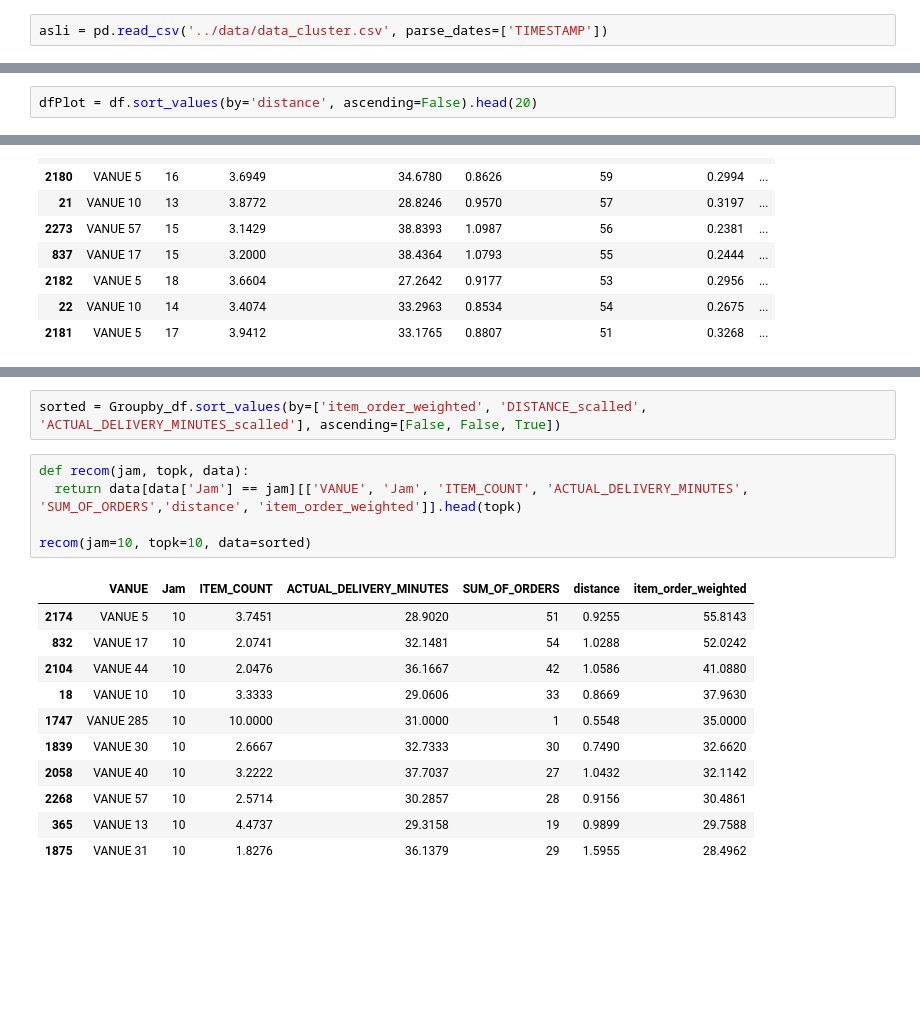
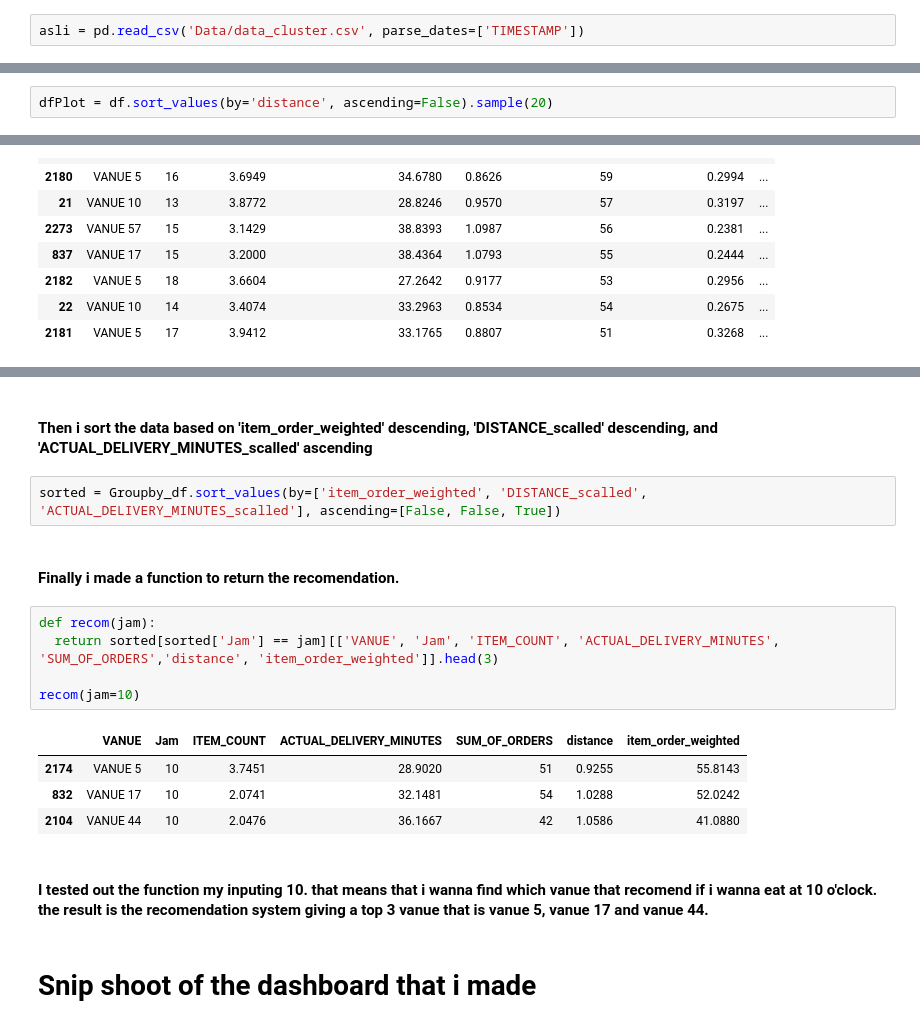
Before and after one commit to FransiscoReadyPermana/Food-Delivery, a Jupyter notebook: Final.ipynb, the cells around one changed output, grey strips where cells are left out. Saved outputs shown, nothing was run; the diff lists cells and outputs as text; blank space fills up the shorter version.

```diff
--- a/python/1.ipynb
+++ b/Final.ipynb
@@ -13,7 +19,7 @@ warnings.filterwarnings("ignore")
 # %% [markdown]
 # Import Data
 # %%
-asli = pd.read_csv('../data/data_cluster.csv', parse_dates=['TIMESTAMP'])
+asli = pd.read_csv('Data/data_cluster.csv', parse_dates=['TIMESTAMP'])
 # %%
 df = asli.copy()
 df.head()
@@ -105,7 +114,7 @@ m = Basemap(projection = 'mill', llcrnrlat = -90, urcrnrlat = 90, llcrnrlon = -1
 # %% [output]
 <Figure size 1200x900 with 0 Axes>
 # %%
-dfPlot = df.sort_values(by='distance', ascending=False).head(20)
+dfPlot = df.sort_values(by='distance', ascending=False).sample(20)
 # %%
 import folium
 # Create a map centered at a specific latitude and longitude
@@ -358,19 +307,20 @@ Groupby_df.describe()
+# %% [markdown]
+#### Then i sort the data based on 'item_order_weighted' descending, 'DISTANCE_scalled' descending, and 'ACTUAL_DELIVERY_MINUTES_scalled' ascending
 # %%
 sorted = Groupby_df.sort_values(by=['item_order_weighted', 'DISTANCE_scalled', 'ACTUAL_DELIVERY_MINUTES_scalled'], ascending=[False, False, True])
+# %% [markdown]
+#### Finally i made a function to return the recomendation.
 # %%
-def recom(jam, topk, data):
-  return data[data['Jam'] == jam][['VANUE', 'Jam', 'ITEM_COUNT', 'ACTUAL_DELIVERY_MINUTES', 'SUM_OF_ORDERS','distance', 'item_order_weighted']].head(topk)
+def recom(jam):
+  return sorted[sorted['Jam'] == jam][['VANUE', 'Jam', 'ITEM_COUNT', 'ACTUAL_DELIVERY_MINUTES', 'SUM_OF_ORDERS','distance', 'item_order_weighted']].head(3)
 
-recom(jam=10, topk=10, data=sorted)
+recom(jam=10)
 # %% [output]
 |  | VANUE | Jam | ITEM_COUNT | ACTUAL_DELIVERY_MINUTES | SUM_OF_ORDERS | distance | item_order_weighted |
 | 2174 | VANUE 5 | 10 | 3.7451 | 28.9020 | 51 | 0.9255 | 55.8143 |
 | 832 | VANUE 17 | 10 | 2.0741 | 32.1481 | 54 | 1.0288 | 52.0242 |
 | 2104 | VANUE 44 | 10 | 2.0476 | 36.1667 | 42 | 1.0586 | 41.0880 |
-| 18 | VANUE 10 | 10 | 3.3333 | 29.0606 | 33 | 0.8669 | 37.9630 |
-| 1747 | VANUE 285 | 10 | 10.0000 | 31.0000 | 1 | 0.5548 | 35.0000 |
-| 1839 | VANUE 30 | 10 | 2.6667 | 32.7333 | 30 | 0.7490 | 32.6620 |
-| 2058 | VANUE 40 | 10 | 3.2222 | 37.7037 | 27 | 1.0432 | 32.1142 |
-| 2268 | VANUE 57 | 10 | 2.5714 | 30.2857 | 28 | 0.9156 | 30.4861 |
-| 365 | VANUE 13 | 10 | 4.4737 | 29.3158 | 19 | 0.9899 | 29.7588 |
-| 1875 | VANUE 31 | 10 | 1.8276 | 36.1379 | 29 | 1.5955 | 28.4962 |
+# %% [markdown]
+#### I tested out the function my inputing 10. that means that i wanna find which vanue that recomend if i wanna eat at 10 o'clock. the result is the recomendation system giving a top 3 vanue that is vanue 5, vanue 17 and vanue 44.
+# %% [markdown]
+# Snip shoot of the dashboard that i made
```
Also changed, not shown: parts of 27 cells of this notebook, 12 other files.
